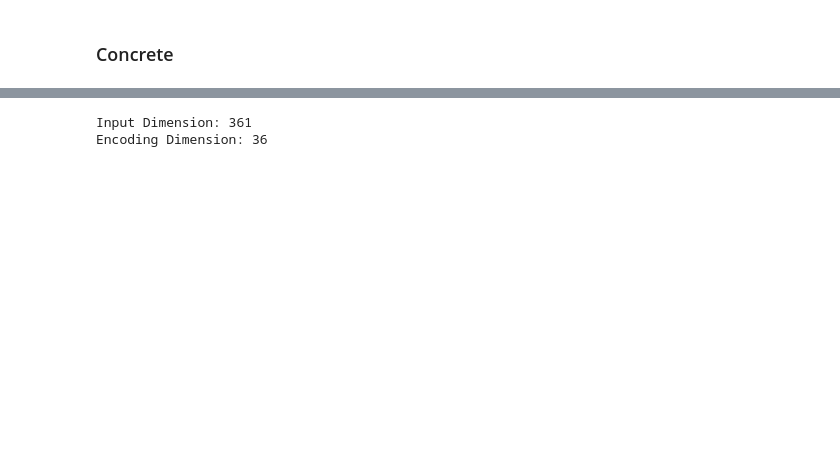
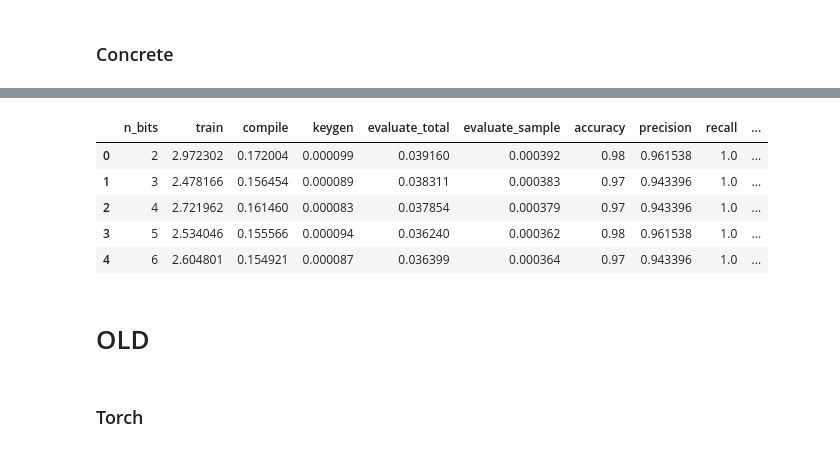
Before and after one commit to lstk44/Homomorphic-Encryption, a Jupyter notebook: UCLogFiles/LogFileAnomalyDetection.ipynb, the cells around one changed output, grey strips where cells are left out. Drawn from its saved outputs; the diff is of its cells as text; code cells hidden in the pictures; blank space fills up the shorter version.

```diff
--- a/UCLogFiles/LogFileAnomalyDetection.ipynb
+++ b/UCLogFiles/LogFileAnomalyDetection.ipynb
@@ -696,2 +650,21 @@ tae_results
 # %% [markdown]
 ### Concrete
+# %%
+results = {'n_bits': [], 'y_pred': [], 'times': [], 'metrics': []}
+
+for n_bits in range(2,7):
+
+    concrete_autoencoder = ConcreteAutoencoder(n_bits=n_bits, encoding_factor=0.3, threshold_quantile=0.95)
+    concrete_autoencoder = concrete_autoencoder.train(xtrain)
+    ypred_concrete = concrete_autoencoder.evaluate(xtest, fhe='simulate')
+    metrics = {
+        'accuracy':   accuracy_score(ytest, ypred_concrete),
+        'precision':  precision_score(ytest, ypred_concrete),
+        'recall':     recall_score(ytest, ypred_concrete),
+        'f1':         f1_score(ytest, ypred_concrete)
+    }
+
+    results['n_bits'].append(n_bits)
+    results['y_pred'].append(ypred_concrete)
+    results['times'].append(concrete_autoencoder.log)
+    results['metrics'].append(metrics)
@@ -697,0 +686,13 @@ tae_results
+# %%
+concrete_results = pd.concat([pd.DataFrame.from_records(results['times']), pd.DataFrame.from_records(results['metrics'])], axis=1)
+concrete_results.insert(0, 'n_bits', results['n_bits'])
+concrete_results
+# %% [output]
+|  | n_bits | train | compile | keygen | evaluate_total | evaluate_sample | accuracy | precision | recall | ... |
+| 0 | 2 | 2.972302 | 0.172004 | 0.000099 | 0.039160 | 0.000392 | 0.98 | 0.961538 | 1.0 | ... |
+| 1 | 3 | 2.478166 | 0.156454 | 0.000089 | 0.038311 | 0.000383 | 0.97 | 0.943396 | 1.0 | ... |
+| 2 | 4 | 2.721962 | 0.161460 | 0.000083 | 0.037854 | 0.000379 | 0.97 | 0.943396 | 1.0 | ... |
+| 3 | 5 | 2.534046 | 0.155566 | 0.000094 | 0.036240 | 0.000362 | 0.98 | 0.961538 | 1.0 | ... |
+| 4 | 6 | 2.604801 | 0.154921 | 0.000087 | 0.036399 | 0.000364 | 0.97 | 0.943396 | 1.0 | ... |
+# %% [markdown]
+# OLD
@@ -698,9 +816,8 @@ tae_results
+# %% [markdown]
+### Torch
 # %%
-input_dim = xtrain.shape[1]
-encoding_dim = input_dim // 10
+# input_dim = xtrain.shape[1]
+# encoding_dim = input_dim // 10
 
-print(f'Input Dimension: {input_dim}')
-print(f'Encoding Dimension: {encoding_dim}')
+# print(f'Input Dimension: {input_dim}')
+# print(f'Encoding Dimension: {encoding_dim}')
-# %% [output]
-Input Dimension: 361
-Encoding Dimension: 36
```
Also changed, not shown: parts of 28 cells of this notebook.
